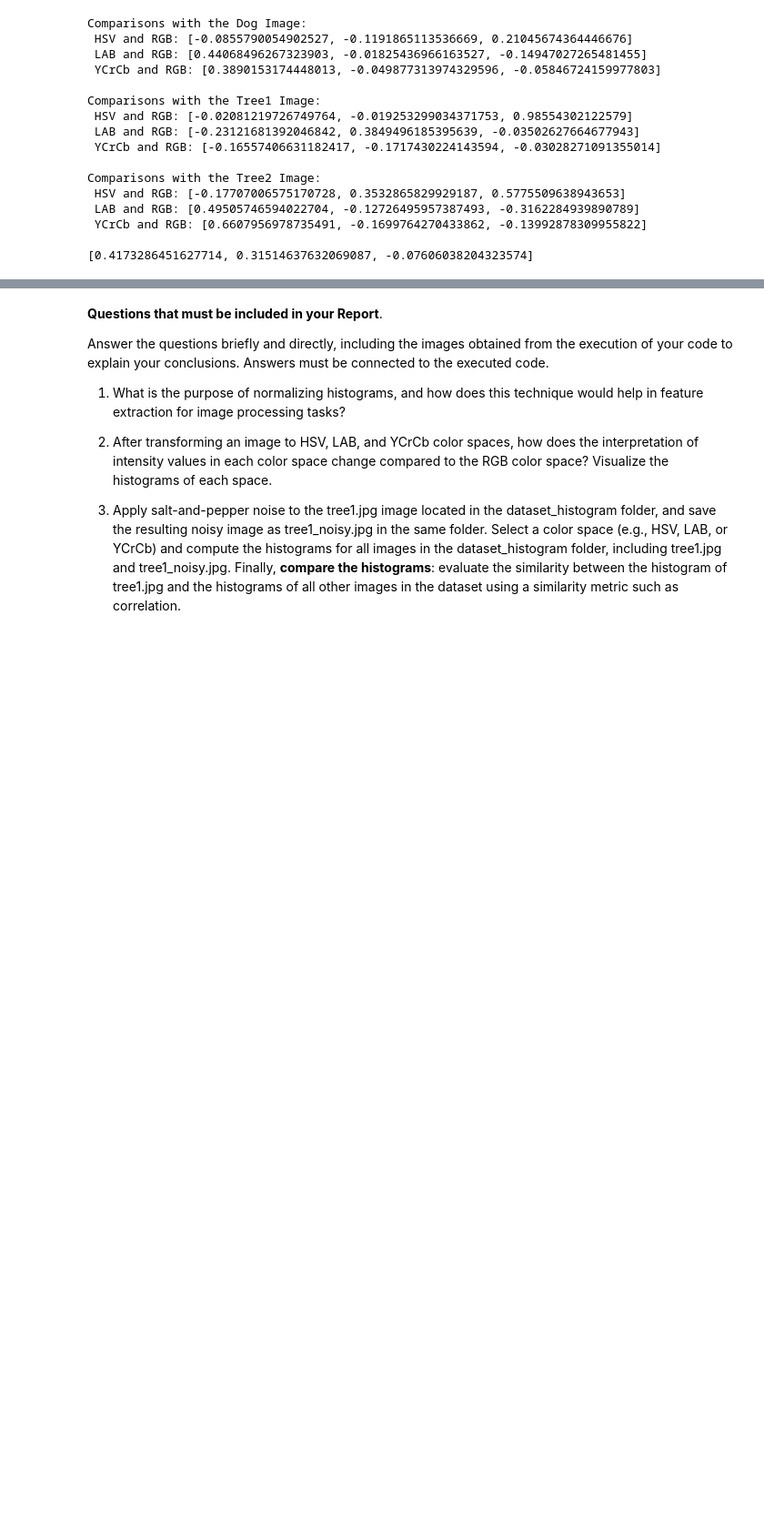
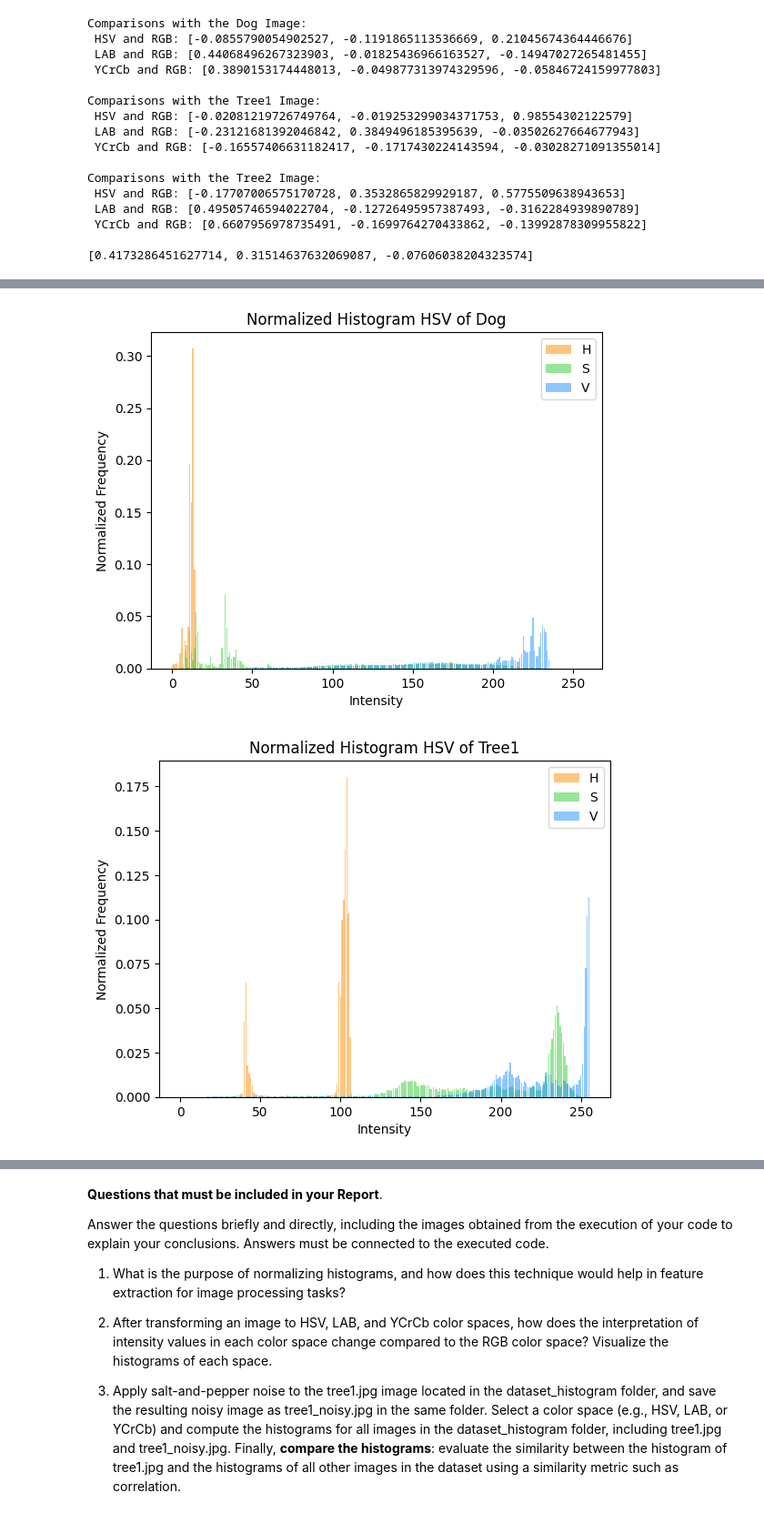
Before and after one commit to M-Riedemann/Computer_Vision, a Jupyter notebook: Project4/Project4.ipynb, the cells around one changed output, grey strips where cells are left out. Shown at 91% size. Cells and saved outputs as stored; diff of their text form; code cells hidden in the pictures; blank space fills up the shorter version.

```diff
--- a/Project4/Project4.ipynb
+++ b/Project4/Project4.ipynb
@@ -409,0 +414,11 @@ plot_histogram_and_image(image_HSV_tree2, hist_HSV_Tree2, "HSV")
+# %%
+image_HSV_noisy_tree1 = cv2.cvtColor(image_RGB_noisy_tree1, cv2.COLOR_RGB2HSV)
+hist_HSV_noisy_Tree1 = compute_normalized_histogram(image_HSV_noisy_tree1, "HSV")
+
+plot_histogram(image_HSV_dog, hist_HSV_Dog, "HSV", "Dog")
+plot_histogram(image_HSV_tree1, hist_HSV_Tree1, "HSV", "Tree1")
+plot_histogram(image_HSV_noisy_tree1, hist_HSV_noisy_Tree1, "HSV", "noisy_Tree1")
+plot_histogram(image_HSV_tree2, hist_HSV_Tree2, "HSV", "Tree2")
+# %% [output]
+[figure, added]
+[figure, added]
```
Also changed, not shown: parts of 8 cells of this notebook, 23 other files.
